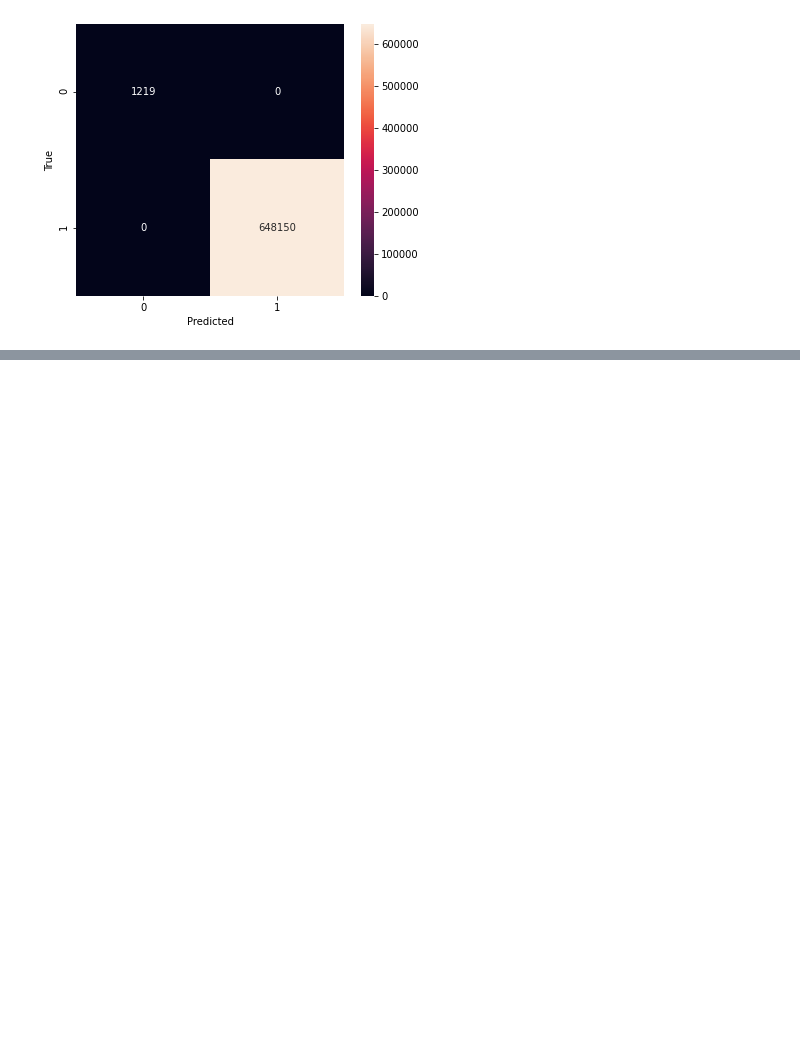
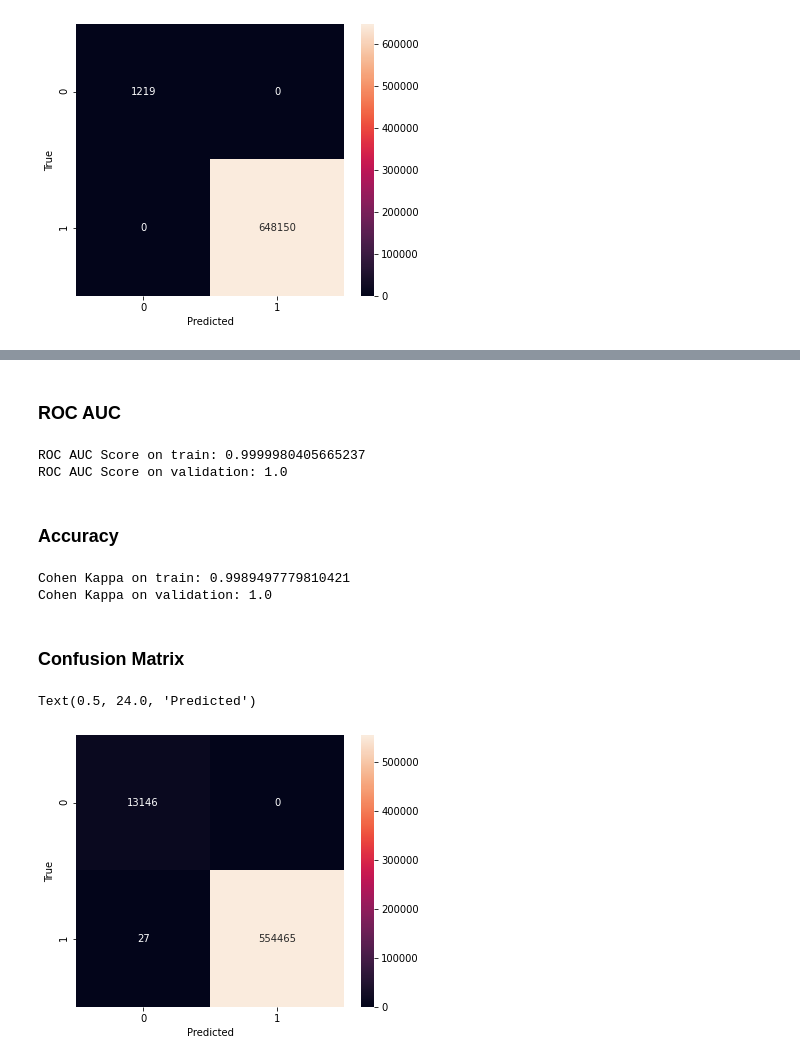
Before and after one commit to caiolmart/feature_extraction_ddos, a Jupyter notebook: notebooks/05_model_decision_tree_anubis.ipynb, the cells around one changed output, grey strips where cells are left out. Drawn from its saved outputs; the diff is of its cells as text; code cells hidden in the pictures; blank space fills up the shorter version.

```diff
--- a/notebooks/05_model_decision_tree_anubis.ipynb
+++ b/notebooks/05_model_decision_tree_anubis.ipynb
@@ -273,0 +362,2 @@ Text(0.5, 24.0, 'Predicted')
+# %% [markdown]
+### ROC AUC
@@ -273,0 +367,31 @@ Text(0.5, 24.0, 'Predicted')
+# %%
+auc_train = roc_auc_score(y_train, y_train_pred)
+auc_valid = roc_auc_score(y_valid, y_valid_pred)
+print(f'ROC AUC Score on train: {auc_train}')
+print(f'ROC AUC Score on validation: {auc_valid}')
+# %% [output]
+ROC AUC Score on train: 0.9999980405665237
+ROC AUC Score on validation: 1.0
+# %% [markdown]
+### Accuracy
+# %%
+y_train_pred = clf.predict(X_train)
+y_valid_pred = clf.predict(X_valid)
+# %%
+acc_train = cohen_kappa_score(y_train, y_train_pred)
+acc_valid = cohen_kappa_score(y_valid, y_valid_pred)
+print(f'Cohen Kappa on train: {acc_train}')
+print(f'Cohen Kappa on validation: {acc_valid}')
+# %% [output]
+Cohen Kappa on train: 0.9989497779810421
+Cohen Kappa on validation: 1.0
+# %% [markdown]
+### Confusion Matrix
+# %%
+plt.figure(figsize=(6, 5))
+sns.heatmap(confusion_matrix(y_train, y_train_pred), annot=True, fmt='')
+plt.ylabel('True')
+plt.xlabel('Predicted')
+# %% [output]
+Text(0.5, 24.0, 'Predicted')
+[figure, added]
```
Also changed, not shown: parts of 43 cells of this notebook.
